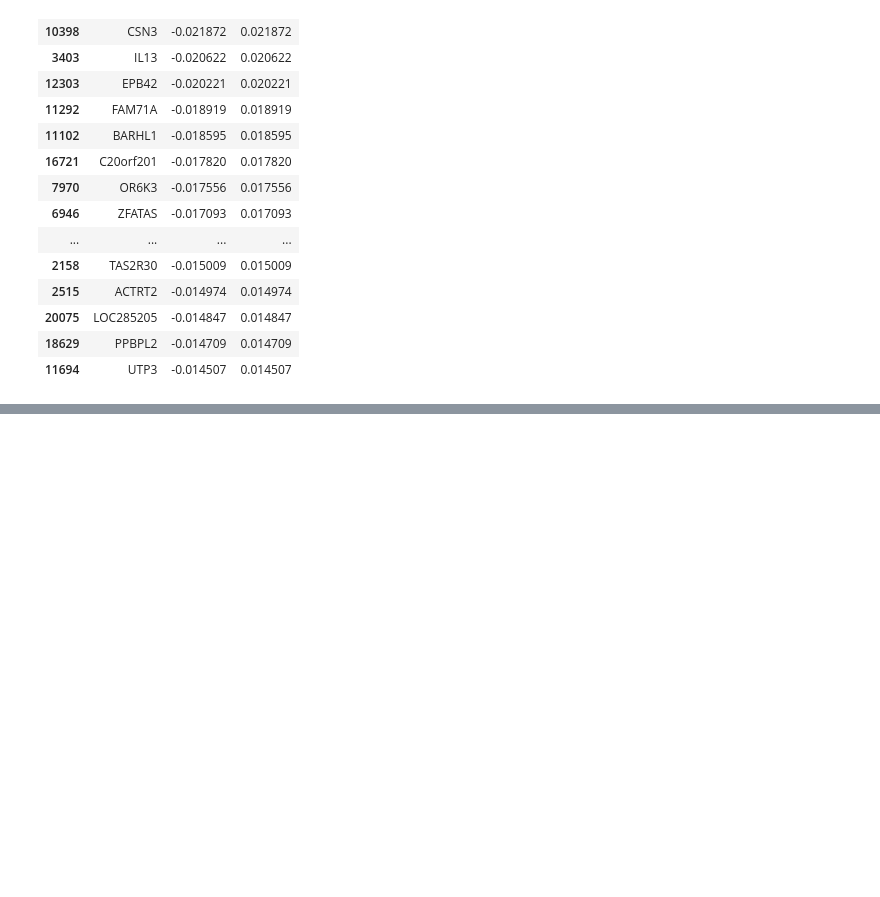
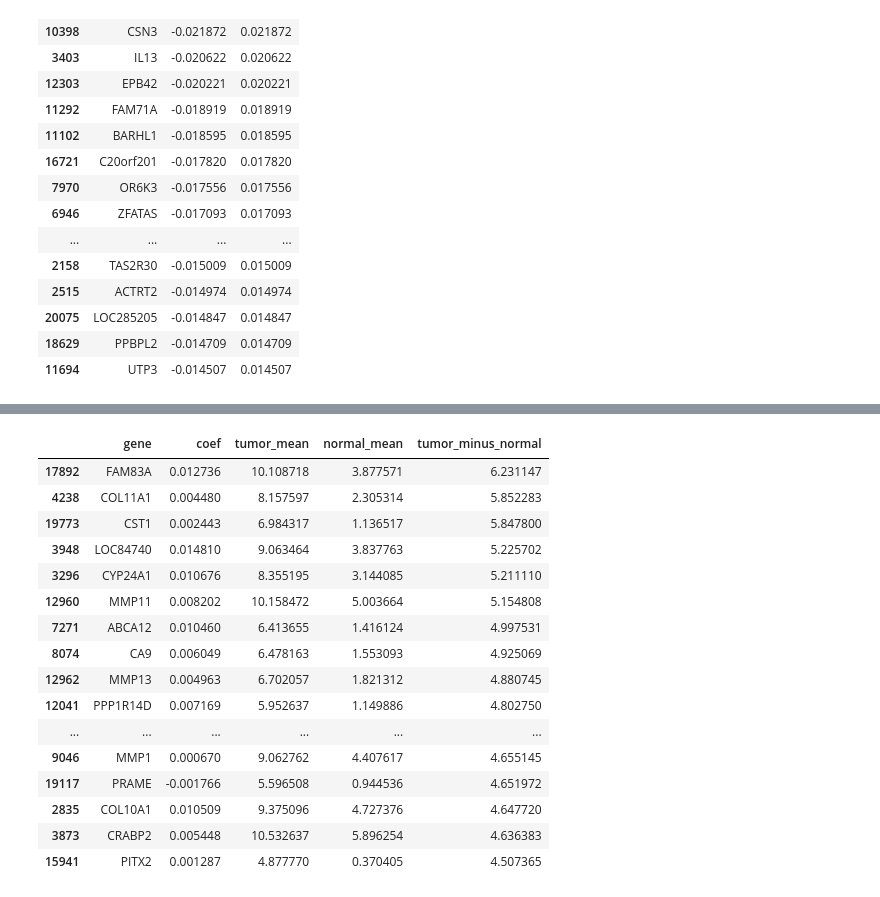
Before and after one commit to aditya-git16/cancer-lab, a Jupyter notebook: notebooks/04_gene_importance.ipynb, the cells around one changed output, grey strips where cells are left out. Saved outputs shown, nothing was run; the diff lists cells and outputs as text; code cells hidden in the pictures; blank space fills up the shorter version.

```diff
--- a/notebooks/04_gene_importance.ipynb
+++ b/notebooks/04_gene_importance.ipynb
@@ -108,0 +212,30 @@ importance.sort_values("abs_coef", ascending=False).to_csv(
+# %%
+top_up_in_tumor = gene_report.sort_values(
+    "tumor_minus_normal",
+    ascending=False,
+).head(20)
+
+top_up_in_normal = gene_report.sort_values(
+    "tumor_minus_normal",
+    ascending=True,
+).head(20)
+# %%
+top_up_in_tumor[["gene", "coef", "tumor_mean", "normal_mean", "tumor_minus_normal"]]
+# %% [output]
+|  | gene | coef | tumor_mean | normal_mean | tumor_minus_normal |
+| 17892 | FAM83A | 0.012736 | 10.108718 | 3.877571 | 6.231147 |
+| 4238 | COL11A1 | 0.004480 | 8.157597 | 2.305314 | 5.852283 |
+| 19773 | CST1 | 0.002443 | 6.984317 | 1.136517 | 5.847800 |
+| 3948 | LOC84740 | 0.014810 | 9.063464 | 3.837763 | 5.225702 |
+| 3296 | CYP24A1 | 0.010676 | 8.355195 | 3.144085 | 5.211110 |
+| 12960 | MMP11 | 0.008202 | 10.158472 | 5.003664 | 5.154808 |
+| 7271 | ABCA12 | 0.010460 | 6.413655 | 1.416124 | 4.997531 |
+| 8074 | CA9 | 0.006049 | 6.478163 | 1.553093 | 4.925069 |
+| 12962 | MMP13 | 0.004963 | 6.702057 | 1.821312 | 4.880745 |
+| 12041 | PPP1R14D | 0.007169 | 5.952637 | 1.149886 | 4.802750 |
+| ... | ... | ... | ... | ... | ... |
+| 9046 | MMP1 | 0.000670 | 9.062762 | 4.407617 | 4.655145 |
+| 19117 | PRAME | -0.001766 | 5.596508 | 0.944536 | 4.651972 |
+| 2835 | COL10A1 | 0.010509 | 9.375096 | 4.727376 | 4.647720 |
+| 3873 | CRABP2 | 0.005448 | 10.532637 | 5.896254 | 4.636383 |
+| 15941 | PITX2 | 0.001287 | 4.877770 | 0.370405 | 4.507365 |
```
Also changed, not shown: parts of 9 cells of this notebook.
